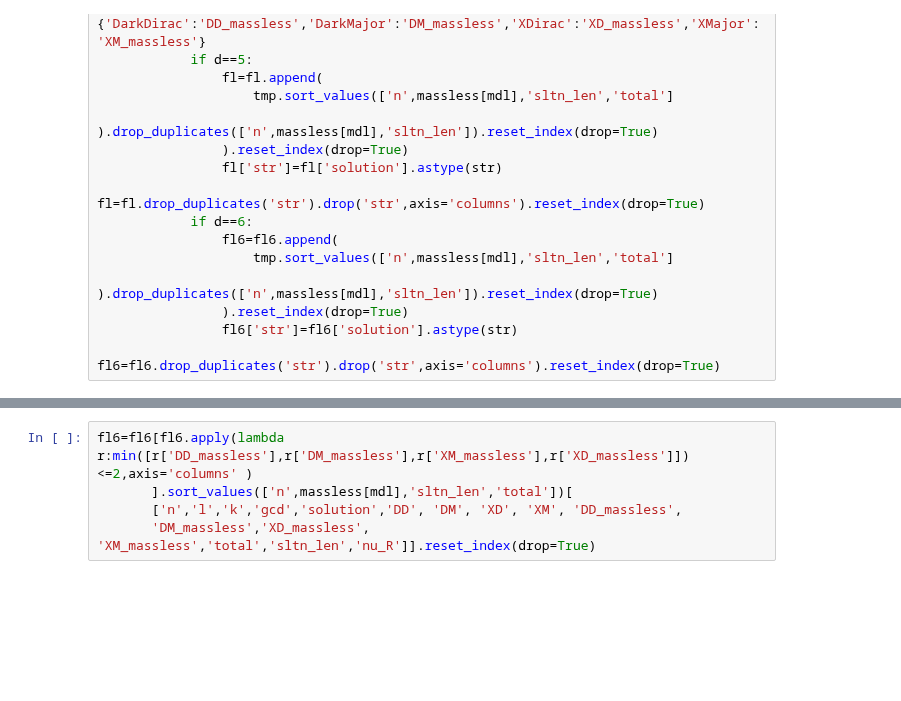
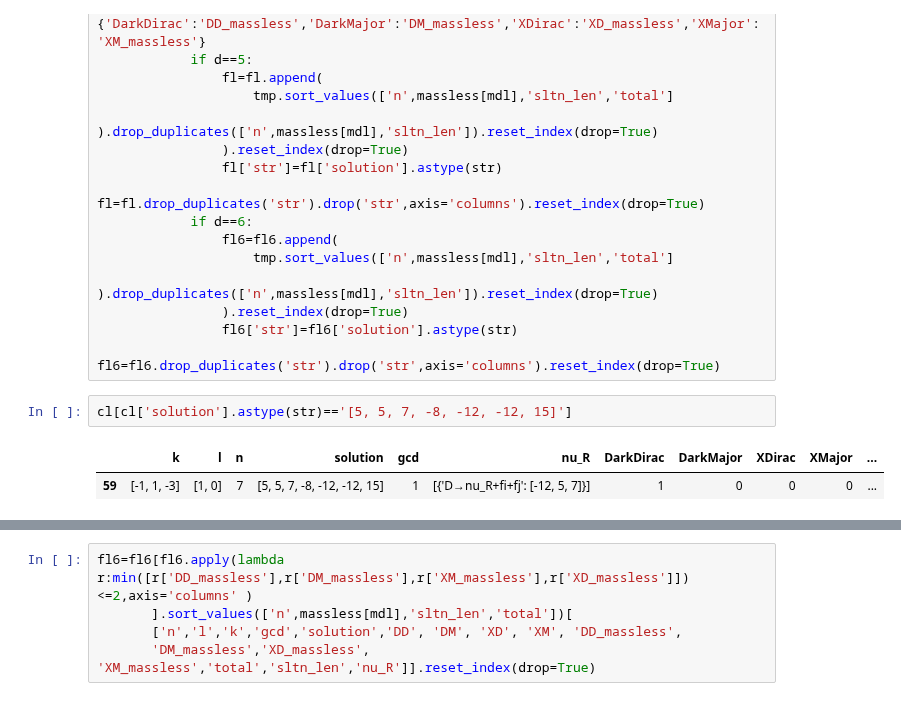
Before and after one commit to LBJ-Wade/anomaly, a Jupyter notebook: Analysis.ipynb, the cells around one changed output, grey strips where cells are left out. Cells and saved outputs as stored; diff of their text form; blank space fills up the shorter version.

```diff
--- a/Analysis.ipynb
+++ b/Analysis.ipynb
@@ -257,6 +254,11 @@ for d in dim:
                 ).reset_index(drop=True)
                 fl6['str']=fl6['solution'].astype(str)
                 fl6=fl6.drop_duplicates('str').drop('str',axis='columns').reset_index(drop=True)
+# %%
+cl[cl['solution'].astype(str)=='[5, 5, 7, -8, -12, -12, 15]']
+# %% [output]
+|  | k | l | n | solution | gcd | nu_R | DarkDirac | DarkMajor | XDirac | XMajor | ... |
+| 59 | [-1, 1, -3] | [1, 0] | 7 | [5, 5, 7, -8, -12, -12, 15] | 1 | [{'D→nu_R+fi+fj': [-12, 5, 7]}] | 1 | 0 | 0 | 0 | ... |
 # %%
 fl=fl[fl.apply(lambda r:min([r['DD_massless'],r['DM_massless'],r['XM_massless'],r['XD_massless']])<=2,axis='columns' )
      ].sort_values(['n',massless[mdl],'sltn_len','total'])[
```
Also changed, not shown: parts of 11 cells of this notebook.
